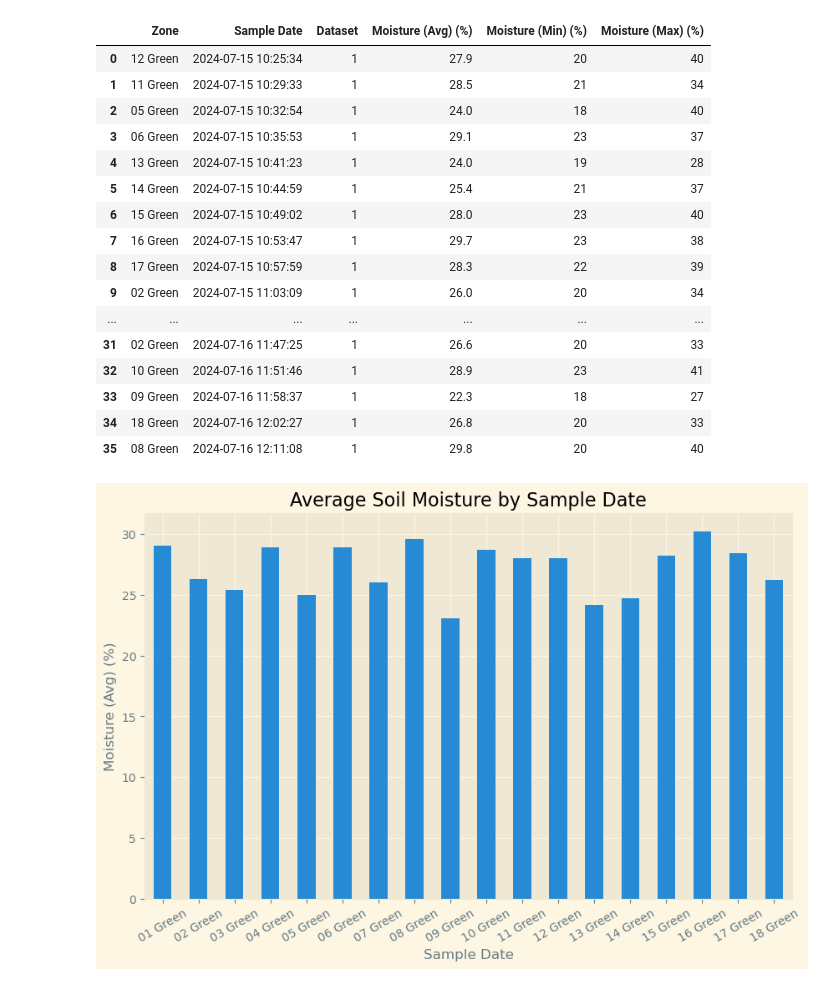
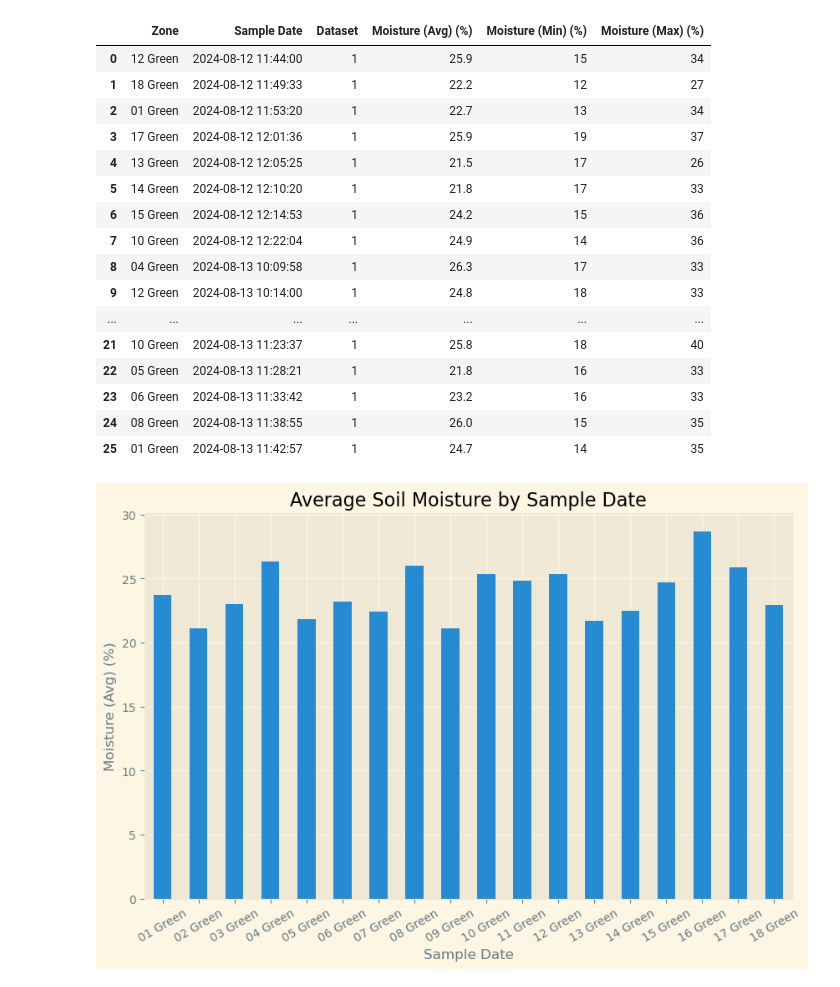
Before and after one commit to ABM-Analytics/fugt-, a Jupyter notebook: 17-18moist.ipynb, the cells around one changed output. Cells and saved outputs as stored; diff of their text form; code cells hidden in the pictures.

```diff
--- a/17-18moist.ipynb
+++ b/17-18moist.ipynb
@@ -15,27 +15,27 @@ matplotlib.rcParams['figure.figsize'] = (20,8)
 
 pd.options.mode.chained_assignment = None
 # %%
-df = pd.read_csv('1516moist.csv')
+df = pd.read_csv('1213moist.csv')
 
 df
 # %% [output]
 |  | Zone | Sample Date | Dataset | Moisture (Avg) (%) | Moisture (Min) (%) | Moisture (Max) (%) |
-| 0 | 12 Green | 2024-07-15 10:25:34 | 1 | 27.9 | 20 | 40 |
-| 1 | 11 Green | 2024-07-15 10:29:33 | 1 | 28.5 | 21 | 34 |
-| 2 | 05 Green | 2024-07-15 10:32:54 | 1 | 24.0 | 18 | 40 |
-| 3 | 06 Green | 2024-07-15 10:35:53 | 1 | 29.1 | 23 | 37 |
-| 4 | 13 Green | 2024-07-15 10:41:23 | 1 | 24.0 | 19 | 28 |
-| 5 | 14 Green | 2024-07-15 10:44:59 | 1 | 25.4 | 21 | 37 |
-| 6 | 15 Green | 2024-07-15 10:49:02 | 1 | 28.0 | 23 | 40 |
-| 7 | 16 Green | 2024-07-15 10:53:47 | 1 | 29.7 | 23 | 38 |
-| 8 | 17 Green | 2024-07-15 10:57:59 | 1 | 28.3 | 22 | 39 |
-| 9 | 02 Green | 2024-07-15 11:03:09 | 1 | 26.0 | 20 | 34 |
+| 0 | 12 Green | 2024-08-12 11:44:00 | 1 | 25.9 | 15 | 34 |
+| 1 | 18 Green | 2024-08-12 11:49:33 | 1 | 22.2 | 12 | 27 |
+| 2 | 01 Green | 2024-08-12 11:53:20 | 1 | 22.7 | 13 | 34 |
+| 3 | 17 Green | 2024-08-12 12:01:36 | 1 | 25.9 | 19 | 37 |
+| 4 | 13 Green | 2024-08-12 12:05:25 | 1 | 21.5 | 17 | 26 |
+| 5 | 14 Green | 2024-08-12 12:10:20 | 1 | 21.8 | 17 | 33 |
+| 6 | 15 Green | 2024-08-12 12:14:53 | 1 | 24.2 | 15 | 36 |
+| 7 | 10 Green | 2024-08-12 12:22:04 | 1 | 24.9 | 14 | 36 |
+| 8 | 04 Green | 2024-08-13 10:09:58 | 1 | 26.3 | 17 | 33 |
+| 9 | 12 Green | 2024-08-13 10:14:00 | 1 | 24.8 | 18 | 33 |
 | ... | ... | ... | ... | ... | ... | ... |
-| 31 | 02 Green | 2024-07-16 11:47:25 | 1 | 26.6 | 20 | 33 |
-| 32 | 10 Green | 2024-07-16 11:51:46 | 1 | 28.9 | 23 | 41 |
-| 33 | 09 Green | 2024-07-16 11:58:37 | 1 | 22.3 | 18 | 27 |
-| 34 | 18 Green | 2024-07-16 12:02:27 | 1 | 26.8 | 20 | 33 |
-| 35 | 08 Green | 2024-07-16 12:11:08 | 1 | 29.8 | 20 | 40 |
+| 21 | 10 Green | 2024-08-13 11:23:37 | 1 | 25.8 | 18 | 40 |
+| 22 | 05 Green | 2024-08-13 11:28:21 | 1 | 21.8 | 16 | 33 |
+| 23 | 06 Green | 2024-08-13 11:33:42 | 1 | 23.2 | 16 | 33 |
+| 24 | 08 Green | 2024-08-13 11:38:55 | 1 | 26.0 | 15 | 35 |
+| 25 | 01 Green | 2024-08-13 11:42:57 | 1 | 24.7 | 14 | 35 |
 # %%
 grouped_df = df.groupby('Zone')[['Moisture (Avg) (%)']].mean()
 
@@ -47,7 +47,7 @@ plt.ylabel('Moisture (Avg) (%)')
 plt.xticks(rotation=30)
 plt.show()
 # %% [output]
-[figure, old version]
+[figure, new version]
 # %%
 df['Sample Date'] = pd.to_datetime(df['Sample Date'])
 
```
Also changed, not shown: parts of 9 cells of this notebook.
